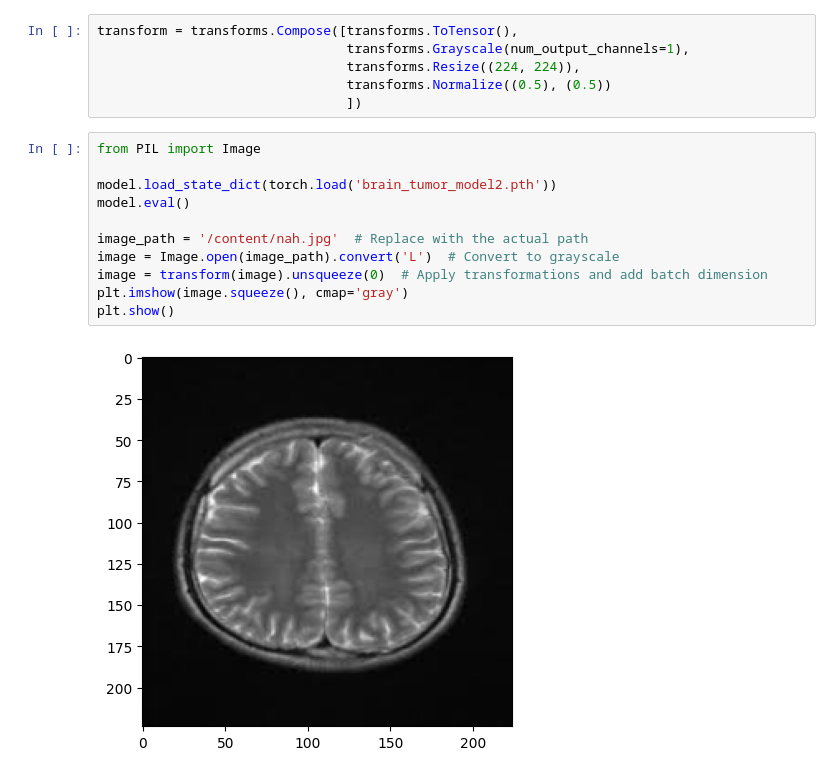
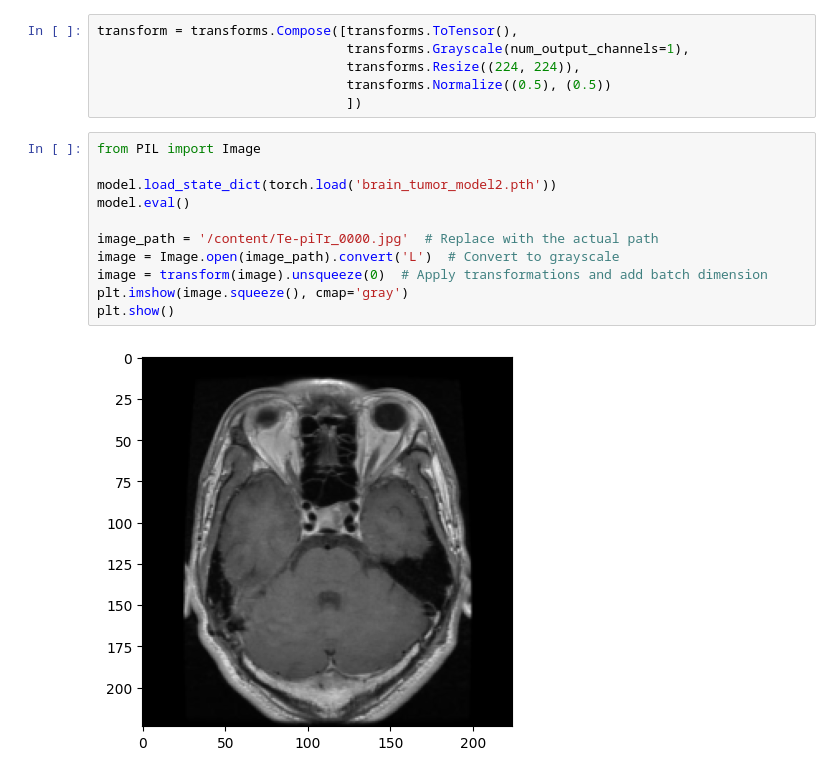
Before and after one commit to aina-damilola/Brain-Tumor-Detection, a Jupyter notebook: Model Creation/Primary Model Final.ipynb, the cells around one changed output. Saved outputs shown, nothing was run; the diff lists cells and outputs as text.

```diff
--- a/Model Creation/Primary Model Final.ipynb
+++ b/Model Creation/Primary Model Final.ipynb
@@ -532,16 +539,16 @@ transform = transforms.Compose([transforms.ToTensor(),
 # %%
 from PIL import Image
 
 model.load_state_dict(torch.load('brain_tumor_model2.pth'))
 model.eval()
 
-image_path = '/content/nah.jpg'  # Replace with the actual path
+image_path = '/content/Te-piTr_0000.jpg'  # Replace with the actual path
 image = Image.open(image_path).convert('L')  # Convert to grayscale
 image = transform(image).unsqueeze(0)  # Apply transformations and add batch dimension
 plt.imshow(image.squeeze(), cmap='gray')
 plt.show()
 # %% [output]
-[figure, old version]
+[figure, new version]
 # %%
 import torch.nn.functional as F
 
```
Also changed, not shown: parts of 12 cells of this notebook.
